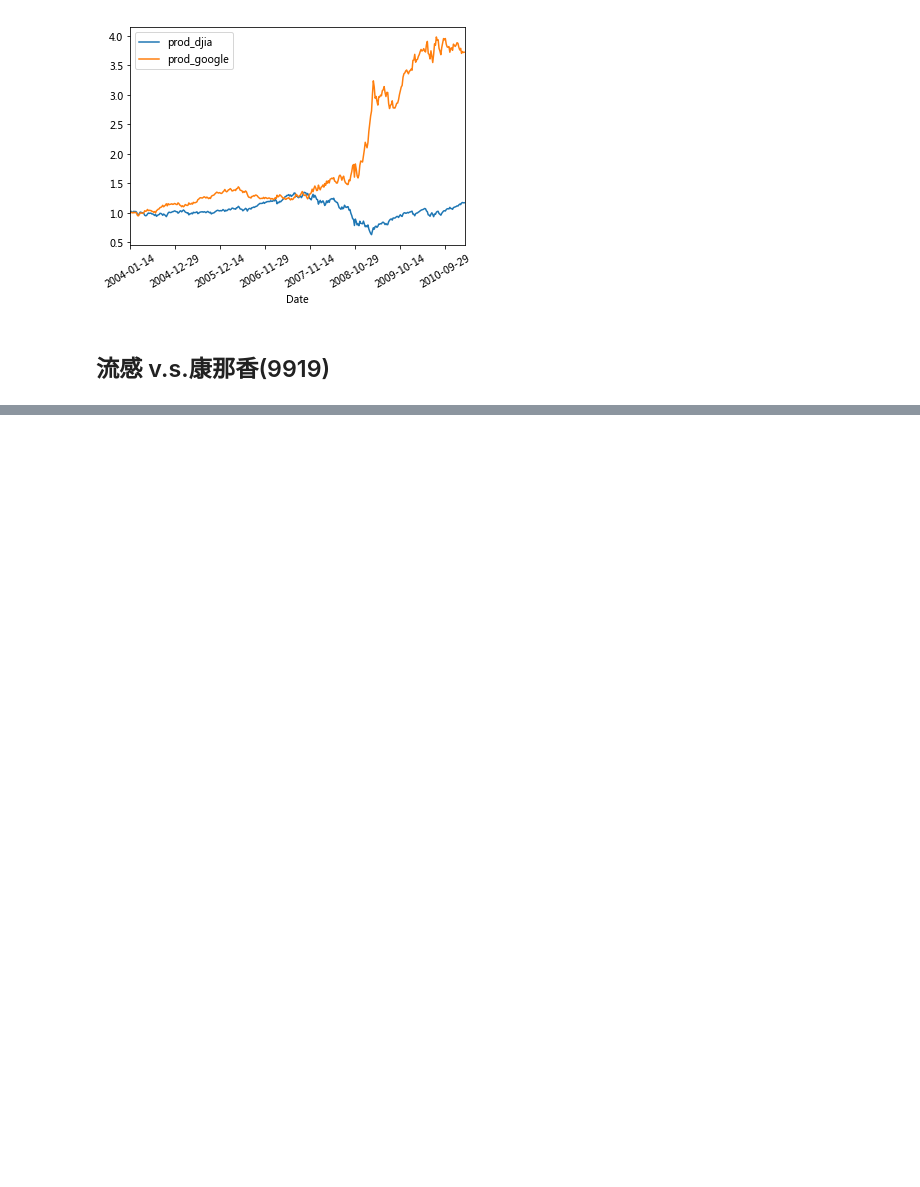
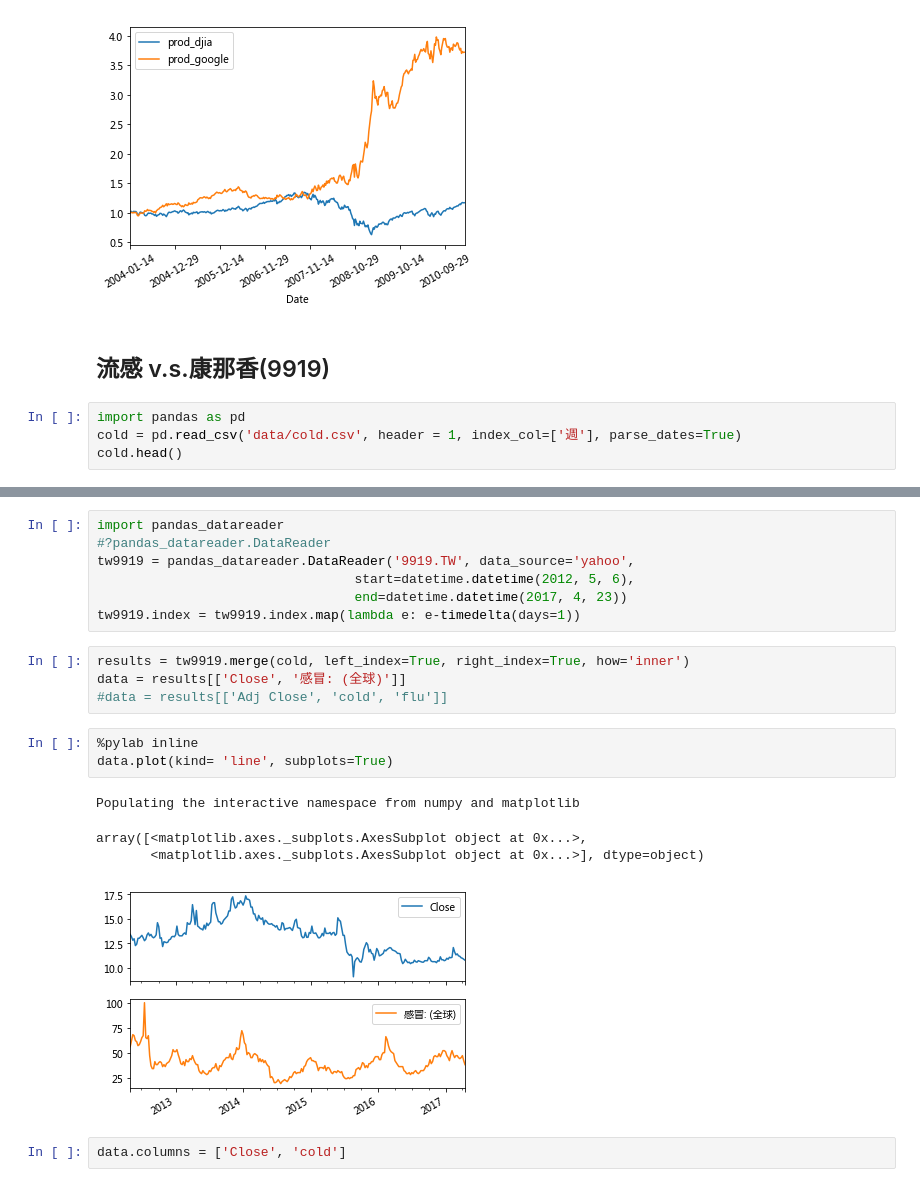
Before and after one commit to ywchiu/pyfinance, a Jupyter notebook: Demo20170430_afternoon.ipynb, the cells around one changed output, grey strips where cells are left out. Drawn from its saved outputs; the diff is of its cells as text; blank space fills up the shorter version.

Commit message:
add cold

```diff
--- a/Demo20170430_afternoon.ipynb
+++ b/Demo20170430_afternoon.ipynb
@@ -358,3 +358,7 @@ data[['prod_djia', 'prod_google']].plot(kind= 'line', rot=30)
 [figure]
 # %% [markdown]
 ## 流感 v.s.康那香(9919)
+# %%
+import pandas as pd
+cold = pd.read_csv('data/cold.csv', header = 1, index_col=['週'], parse_dates=True)
+cold.head()
@@ -360,0 +383,21 @@ data[['prod_djia', 'prod_google']].plot(kind= 'line', rot=30)
+# %%
+import pandas_datareader
+#?pandas_datareader.DataReader
+tw9919 = pandas_datareader.DataReader('9919.TW', data_source='yahoo',
+                                 start=datetime.datetime(2012, 5, 6),
+                                 end=datetime.datetime(2017, 4, 23))
+tw9919.index = tw9919.index.map(lambda e: e-timedelta(days=1))
+# %%
+results = tw9919.merge(cold, left_index=True, right_index=True, how='inner')
+data = results[['Close', '感冒: (全球)']]
+#data = results[['Adj Close', 'cold', 'flu']]
+# %%
+%pylab inline
+data.plot(kind= 'line', subplots=True)
+# %% [output]
+Populating the interactive namespace from numpy and matplotlib
+array([<matplotlib.axes._subplots.AxesSubplot object at 0x...>,
+       <matplotlib.axes._subplots.AxesSubplot object at 0x...>], dtype=object)
+[figure, added]
+# %%
+data.columns = ['Close', 'cold']
```
Also changed, not shown: parts of 13 cells of this notebook.
